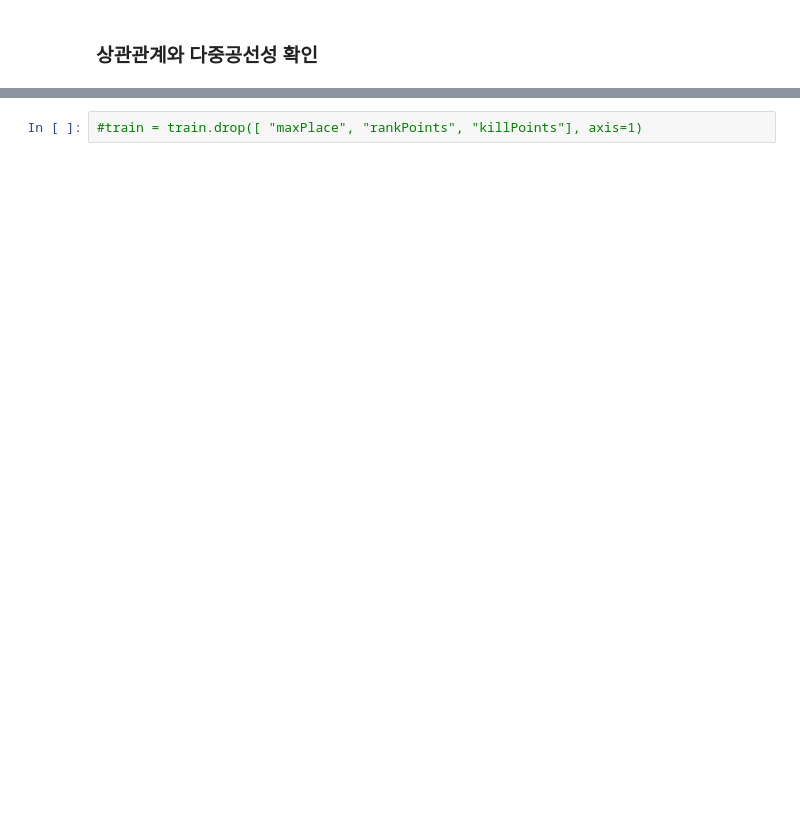
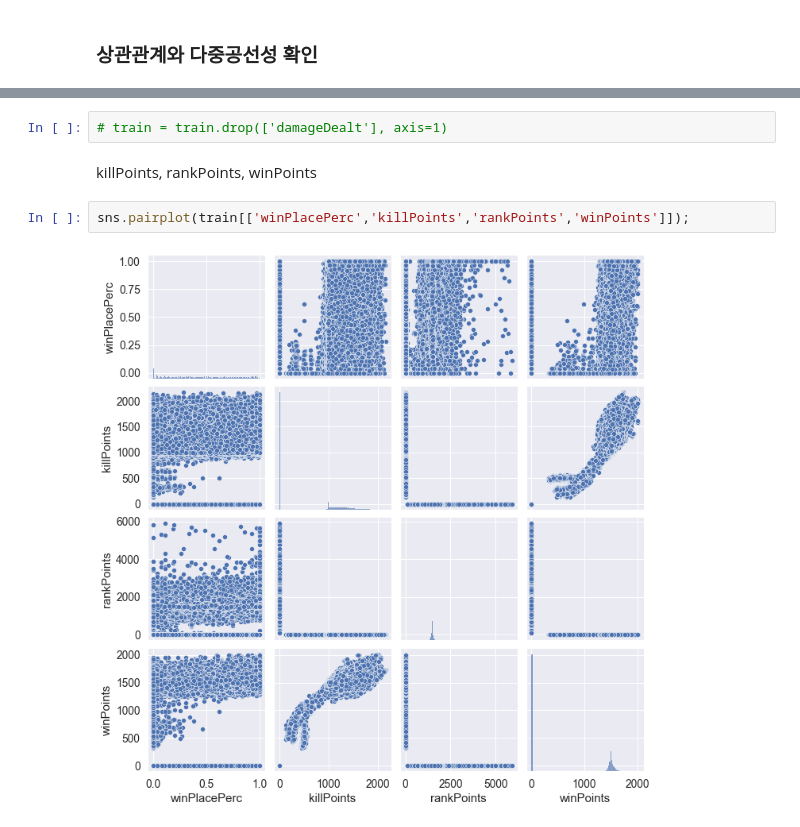
Before and after one commit to Modelling-project/pubg_modelling, a Jupyter notebook: 허재호_pubg_modelling.ipynb, the cells around one changed output, grey strips where cells are left out. Saved outputs shown, nothing was run; the diff lists cells and outputs as text; blank space fills up the shorter version.

```diff
--- a/허재호_pubg_modelling.ipynb
+++ b/허재호_pubg_modelling.ipynb
@@ -1178,2 +428,8 @@ sns.pairplot(train[['winPlacePerc','kills','killPlace','damageDealt']]);
 # %%
-#train = train.drop([ "maxPlace", "rankPoints", "killPoints"], axis=1)
+# train = train.drop(['damageDealt'], axis=1)
+# %% [markdown]
+killPoints, rankPoints, winPoints
+# %%
+sns.pairplot(train[['winPlacePerc','killPoints','rankPoints','winPoints']]);
+# %% [output]
+[figure, added]
```
Also changed, not shown: parts of 202 cells of this notebook.
